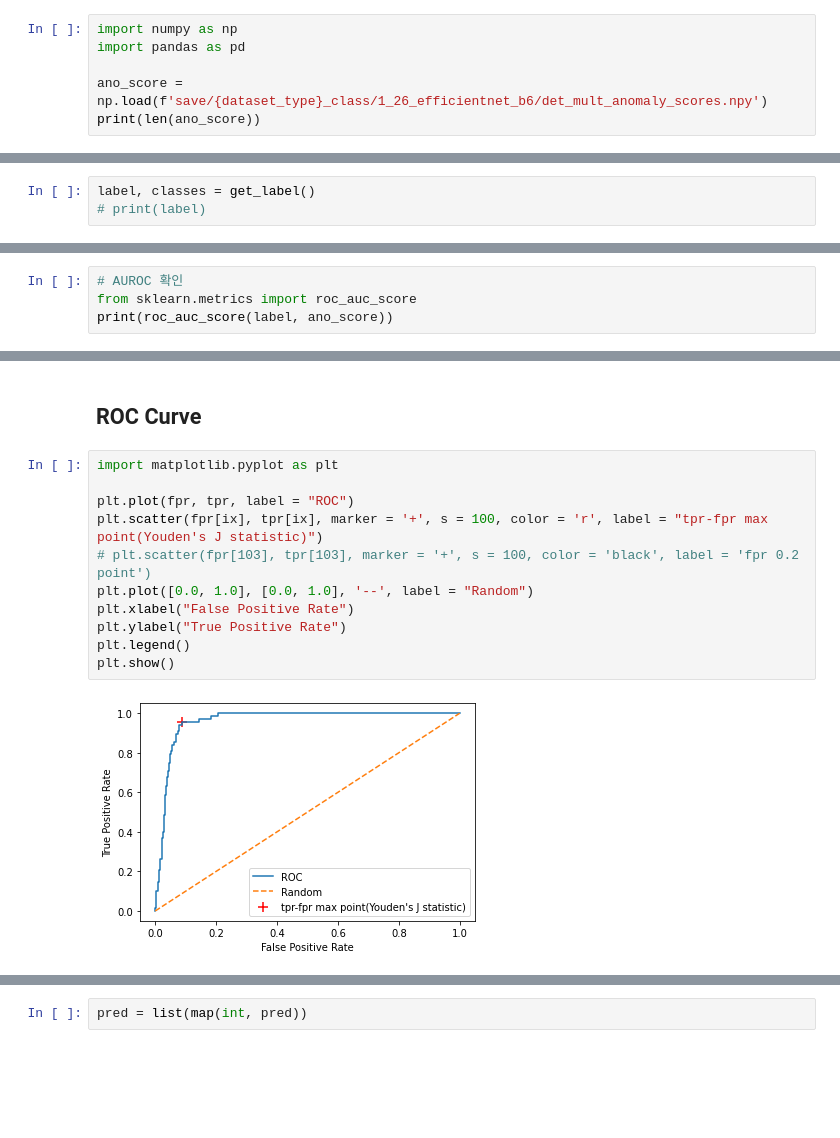
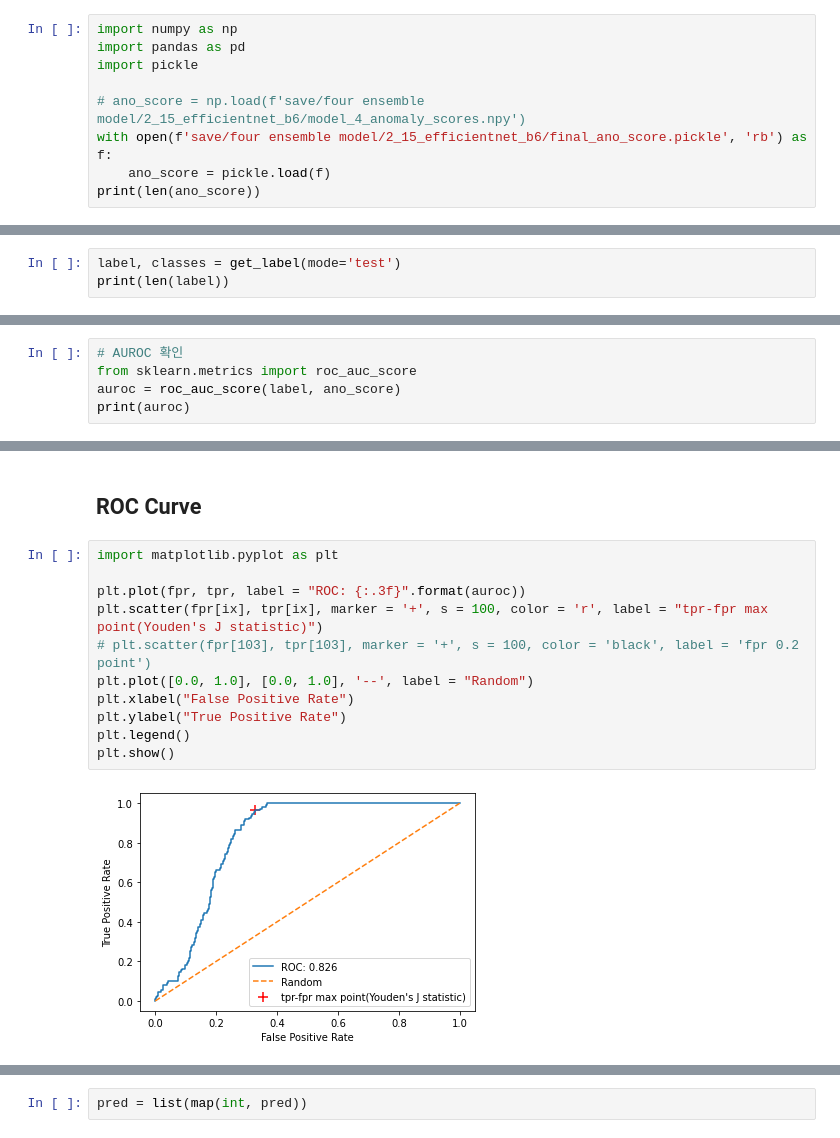
Before and after one commit to yeong95/Patch_SVDD_Battery, a Jupyter notebook: TOFU_Pretrained_결과분석.ipynb, the cells around one changed output, grey strips where cells are left out. Drawn from its saved outputs; the diff is of its cells as text; blank space fills up the shorter version.

```diff
--- a/TOFU_Pretrained_결과분석.ipynb
+++ b/TOFU_Pretrained_결과분석.ipynb
@@ -6,7 +6,10 @@ dataset_type = 'multi'
 # %%
 import numpy as np
 import pandas as pd
+import pickle
 
-ano_score = np.load(f'save/{dataset_type}_class/1_26_efficientnet_b6/det_mult_anomaly_scores.npy')
+# ano_score = np.load(f'save/four ensemble model/2_15_efficientnet_b6/model_4_anomaly_scores.npy')
+with open(f'save/four ensemble model/2_15_efficientnet_b6/final_ano_score.pickle', 'rb') as f:
+    ano_score = pickle.load(f)
 print(len(ano_score))
 # %% [output]
@@ -65,3 +74,3 @@ def get_label():
 # %%
-label, classes = get_label()
-# print(label)
+label, classes = get_label(mode='test')
+print(len(label))
@@ -76,5 +87,6 @@ len(ano_score)
 # %%
 # AUROC 확인
 from sklearn.metrics import roc_auc_score
-print(roc_auc_score(label, ano_score))
+auroc = roc_auc_score(label, ano_score)
+print(auroc)
 # %% [output]
@@ -116,16 +118,16 @@ fpr:  0.08888888888888889
 # %%
 import matplotlib.pyplot as plt
 
-plt.plot(fpr, tpr, label = "ROC")
+plt.plot(fpr, tpr, label = "ROC: {:.3f}".format(auroc))
 plt.scatter(fpr[ix], tpr[ix], marker = '+', s = 100, color = 'r', label = "tpr-fpr max point(Youden's J statistic)")
 # plt.scatter(fpr[103], tpr[103], marker = '+', s = 100, color = 'black', label = 'fpr 0.2 point')
 plt.plot([0.0, 1.0], [0.0, 1.0], '--', label = "Random")
 plt.xlabel("False Positive Rate")
 plt.ylabel("True Positive Rate")
 plt.legend()
 plt.show()
 # %% [output]
-[figure, old version]
+[figure, new version]
 # %%
 # Threshold를 반영한 예측값
 pred = ano_score > best_thresh
```
Also changed, not shown: parts of 42 cells of this notebook, 5 other files.
